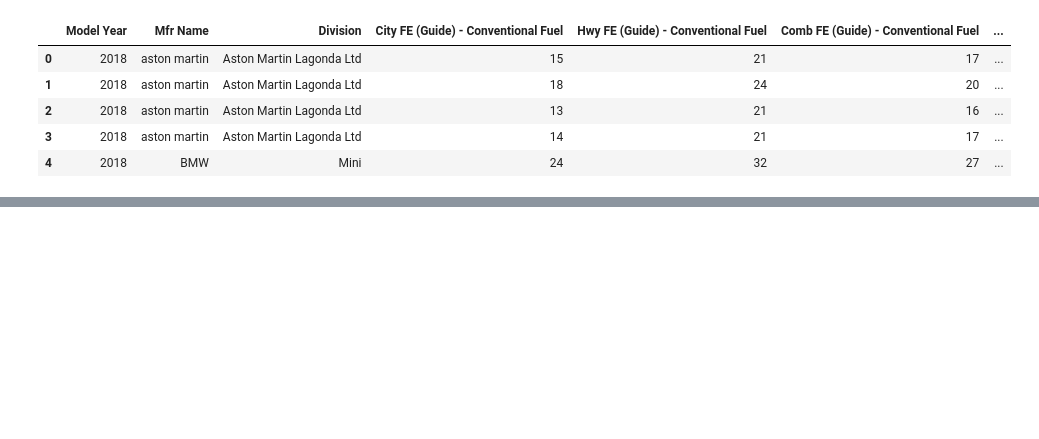
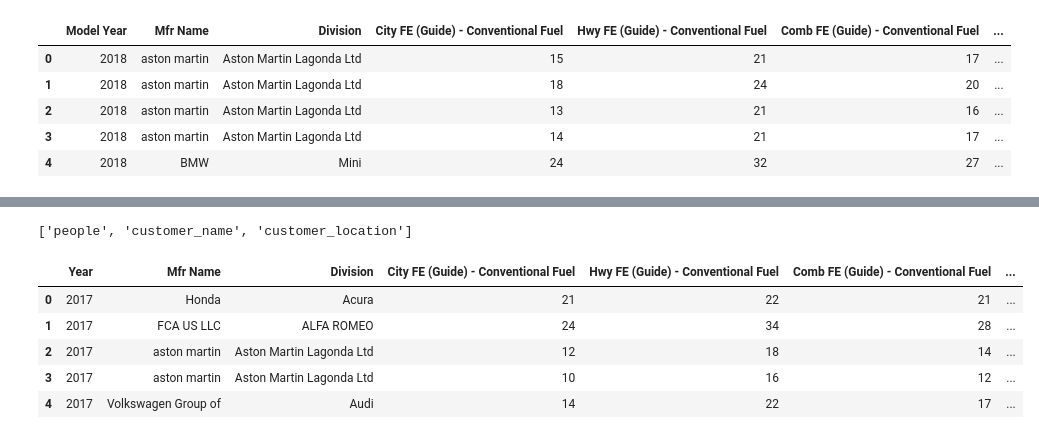
Before and after one commit to JessePRN/Project2Team7, a Jupyter notebook: us_fuel_prices_etl.ipynb, the cells around one changed output, grey strips where cells are left out. Saved outputs shown, nothing was run; the diff lists cells and outputs as text; code cells hidden in the pictures; blank space fills up the shorter version.

Commit message:
Writing dataframes to postgres

```diff
--- a/us_fuel_prices_etl.ipynb
+++ b/us_fuel_prices_etl.ipynb
@@ -113,9 +114,11 @@ car_stats_2017_clean.head()
 
 
 frames = [car_stats_2017_clean, car_stats_2018_clean, car_stats_2019_clean,
-         car_stats_2018_clean, car_stats_2018_clean]
+         car_stats_2020_clean, car_stats_2021_clean]
 
-result = pd.concat(frames)
+car_mpg = pd.concat(frames)
+car_mpg.count()
+
 # make sure merge is doing what we think it is by looking at counts
 # result.count()
 # car_stats_2017_clean.count()
@@ -122,0 +181,15 @@ result = pd.concat(frames)
+# %%
+engine.table_names()
+# %% [output]
+['people', 'customer_name', 'customer_location']
+# %%
+#rename `Model Year` column to make sql easier
+car_mpg = car_mpg.rename(columns={"Model Year": "Year"})
+car_mpg.head()
+# %% [output]
+|  | Year | Mfr Name | Division | City FE (Guide) - Conventional Fuel | Hwy FE (Guide) - Conventional Fuel | Comb FE (Guide) - Conventional Fuel | ... |
+| 0 | 2017 | Honda | Acura | 21 | 22 | 21 | ... |
+| 1 | 2017 | FCA US LLC | ALFA ROMEO | 24 | 34 | 28 | ... |
+| 2 | 2017 | aston martin | Aston Martin Lagonda Ltd | 12 | 18 | 14 | ... |
+| 3 | 2017 | aston martin | Aston Martin Lagonda Ltd | 10 | 16 | 12 | ... |
+| 4 | 2017 | Volkswagen Group of | Audi | 14 | 22 | 17 | ... |
```
Also changed, not shown: parts of 9 cells of this notebook.
